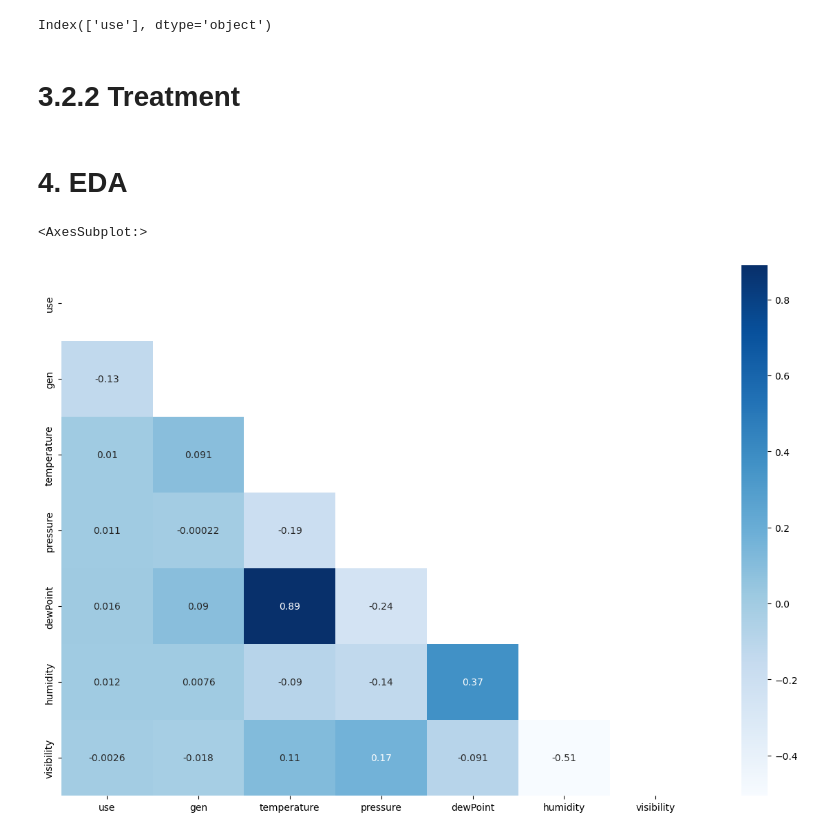
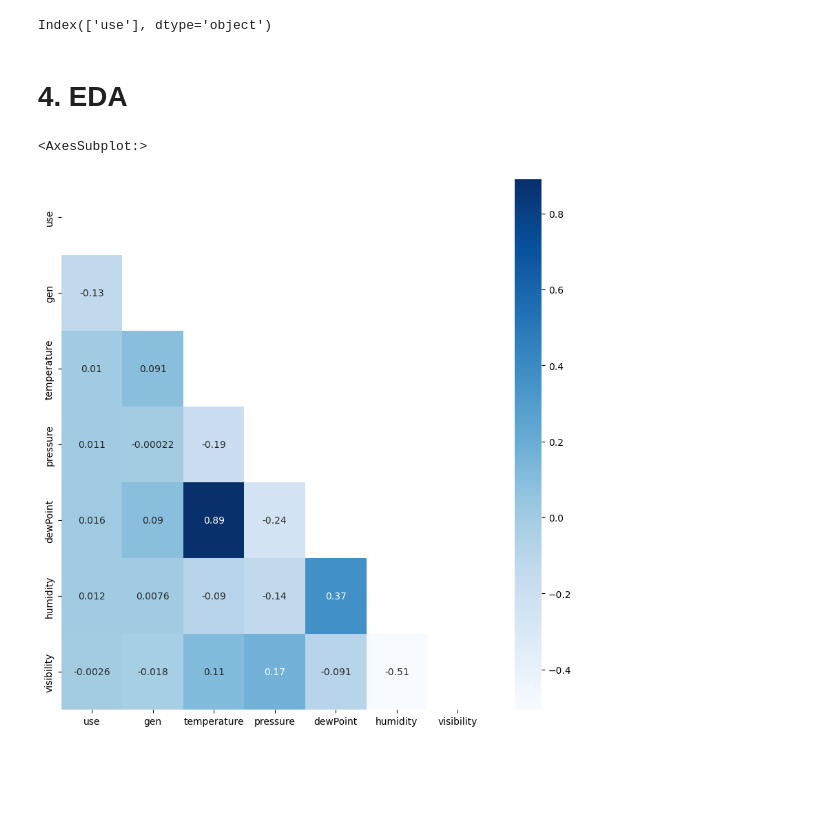
Before and after one commit to petkoelenkin/jupyter_notebook_files, a Jupyter notebook: energy_problem.ipynb, the cells around one changed output. Saved outputs shown, nothing was run; the diff lists cells and outputs as text; code cells hidden in the pictures; blank space fills up the shorter version.

```diff
--- a/energy_problem.ipynb
+++ b/energy_problem.ipynb
@@ -136,0 +163,3 @@ Index(['time', 'use', 'gen', 'House overall', 'Dishwasher', 'Furnace 1',
+# %%
+# House overall and use contain the same information => let's remove 'House overall'
+df_copy = df_copy.drop('House overall', axis =1)
@@ -154,0 +214,4 @@ ShTest(df_copy)[1]
+# %%
+
+df_copy=df_copy.drop(['time','summary','icon'],axis=1)
+df_copy.info()
@@ -192,38 +250,3 @@ min         -12.640000
 75%          66.260000
 max          93.720000
 Name: temperature, dtype: float64
-# %%
-from sklearn.ensemble import IsolationForest
-from sklearn.metrics import precision_recall_fscore_support, roc_auc_score
-
-
-features = ['use','gen','House overall']
-
-
-## Create a training-test set (0.8-0.1-0.1)
-X = df_copy[features]
-train_size=0.8
-valid_size=0.1
-train_index = (int)(len(df_copy)*train_size)
-X_train = X[:train_index]
-X_validation=X[train_index:(int)(train_index*(1+valid_size))]
-X_test = X[(int)(train_index*(1+valid_size)):]
-
-
-## Fit Model
-clf = IsolationForest(n_estimators=120, max_samples=100, max_features =2)
-clf.fit(X_train)
-
-
-
-## Get Scores
-scores_train = clf.decision_function(X_train)
-scores_validation = clf.decision_function(X_validation)
-scores_test = clf.decision_function(X_test)
-df_copy['scores'] = np.concatenate((scores_train, scores_validation, scores_test), axis=0)
-
-## Get Anomaly labels
-df_copy['anomaly'] = clf.predict(X)
-
-## Get Anomalies
-outliers_IF = df_copy.loc[df_copy['anomaly'] == -1]
@@ -251,28 +272,26 @@ Zoutliers_in_IF = pd.DataFrame(outliers_IF.loc[common_indices])
 #(Zoutliers_in_IF.sort_values(by='time')).equals(outliers_z.sort_values(by='time'))
 # %% [output]
 Index(['use'], dtype='object')
-# %% [markdown]
-# 3.2.2 Treatment
 # %% [markdown]
 # 4. EDA
 # %%
 #since all features are continuous in kW (not categorical), let's calculate the pearson correlation
 
 
 # Define the features you want to include in the heatmap
 
 # Subset the DataFrame to include only those columns corresponding to the features
 df_subset = df_copy[['use','gen','temperature','pressure','dewPoint','humidity','visibility']]
 
 # Compute the correlation matrix and create a mask to hide the upper triangle
 corr = df_subset.corr(method='pearson')
 mask = np.triu(np.ones_like(corr))
 
 # Create the heatmap using the subsetted DataFrame and masked correlation matrix
-fig = plt.figure(figsize=(15,10))
+fig = pyplot.figure(figsize=(10,10))
 sb.heatmap(corr, annot=True, mask=mask, cmap='Blues')
 
 #No apparent correlations between temperature and power usage
 # %% [output]
 <AxesSubplot:>
-[figure, old version]
+[figure, new version]
```
Also changed, not shown: parts of 20 cells of this notebook.
